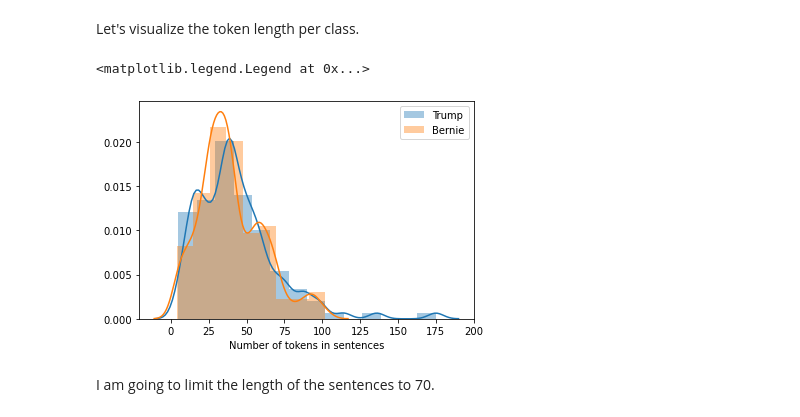
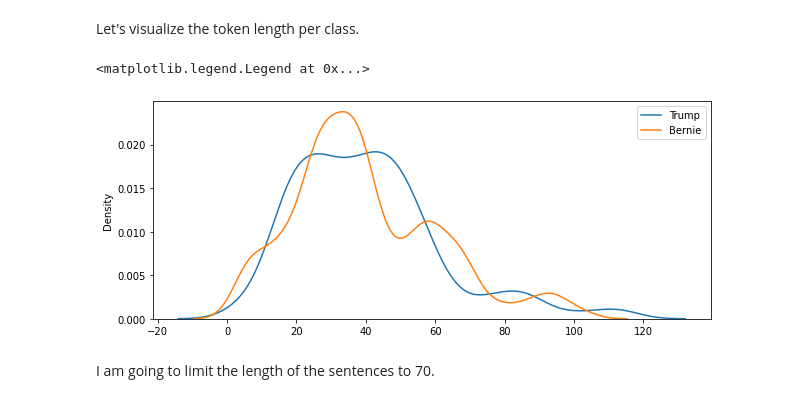
Before and after one commit to DanielMoraDC/bernie-vs-trump-bert-fine-tuning, a Jupyter notebook: bert_classification_fine_tuning.ipynb, the cells around one changed output. Cells and saved outputs as stored; diff of their text form; code cells hidden in the pictures.

Commit message:
Update seaborn kde plot with latest version
Re-executed whole notebook afterwards.

```diff
--- a/bert_classification_fine_tuning.ipynb
+++ b/bert_classification_fine_tuning.ipynb
@@ -65,31 +67,28 @@ bernie_token_ids = sentences[~sentences.is_trump].sentence.apply(
 )
 # %% [markdown]
 Let's visualize the token length per class.
-# %%
-ax = sns.distplot(
-    list(map(len, trump_token_ids)),
-         hist=True,
-         kde=True,
-         norm_hist=True,
-         kde_kws={'bw': 5},
-         label='Trump',
-         axlabel='Number of tokens in sentences',
-)
-
-sns.distplot(
-    list(map(len, bernie_token_ids)),
-         hist=True,
-         kde=True,
-         norm_hist=True,
-         ax=ax,
-         label='Bernie',
-         kde_kws={'bw': 5},
-)
-
-ax.legend()
-# %% [output]
-<matplotlib.legend.Legend at 0x...>
-[figure, removed]
+# %%
+fig = plt.figure(figsize=(10, 4))
+ax = fig.gca()
+
+sns.kdeplot(
+    list(map(len, trump_token_ids)),
+    bw_adjust=0.75,
+    label='Trump',
+    ax=ax
+)
+
+sns.kdeplot(
+    list(map(len, bernie_token_ids)),
+    bw_adjust=0.55,
+    label='Bernie',
+    ax=ax,
+)
+
+ax.legend()
+# %% [output]
+<matplotlib.legend.Legend at 0x...>
+[figure, added]
 # %%
 max_token_num = 70
 # %% [markdown]
```
Also changed, not shown: parts of 5 cells of this notebook.
